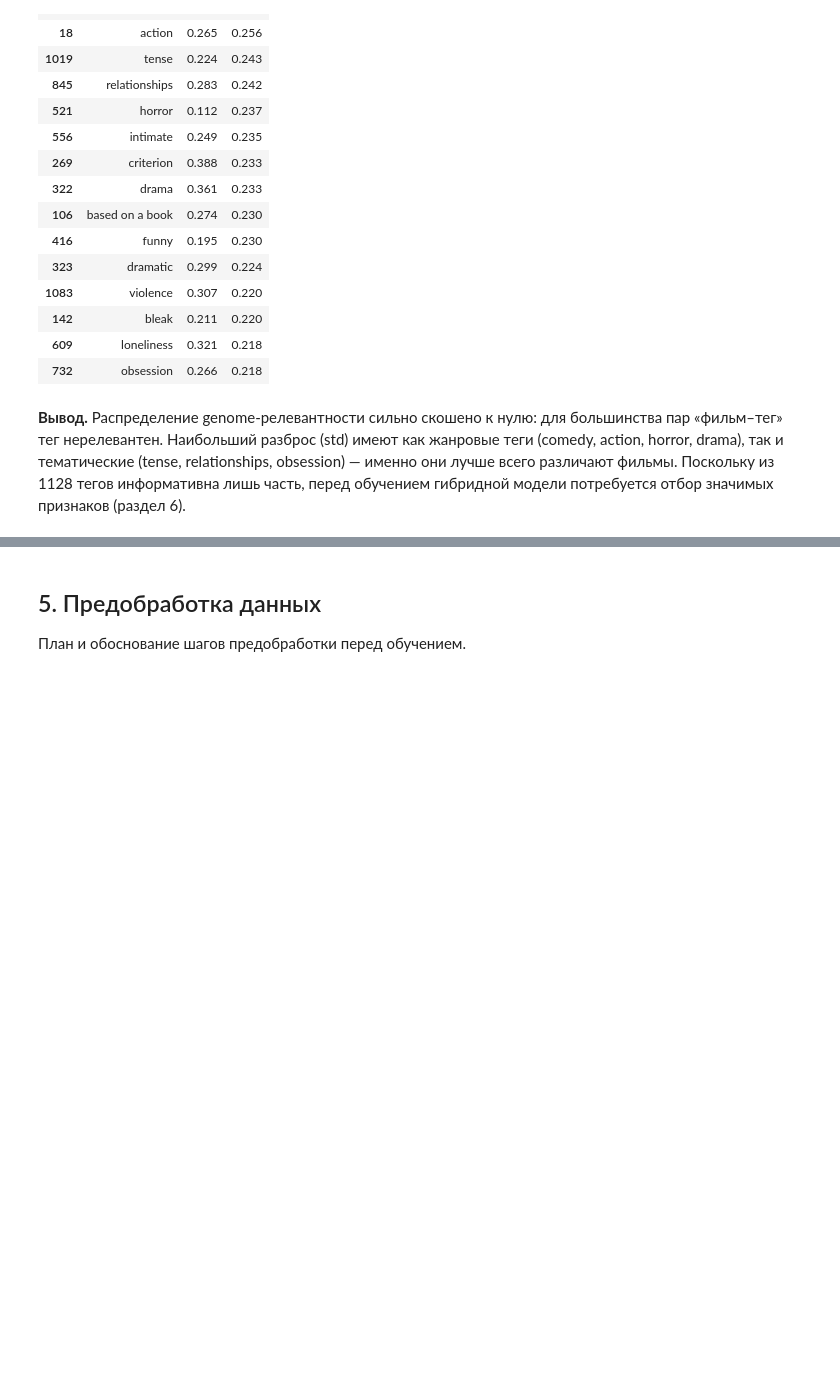
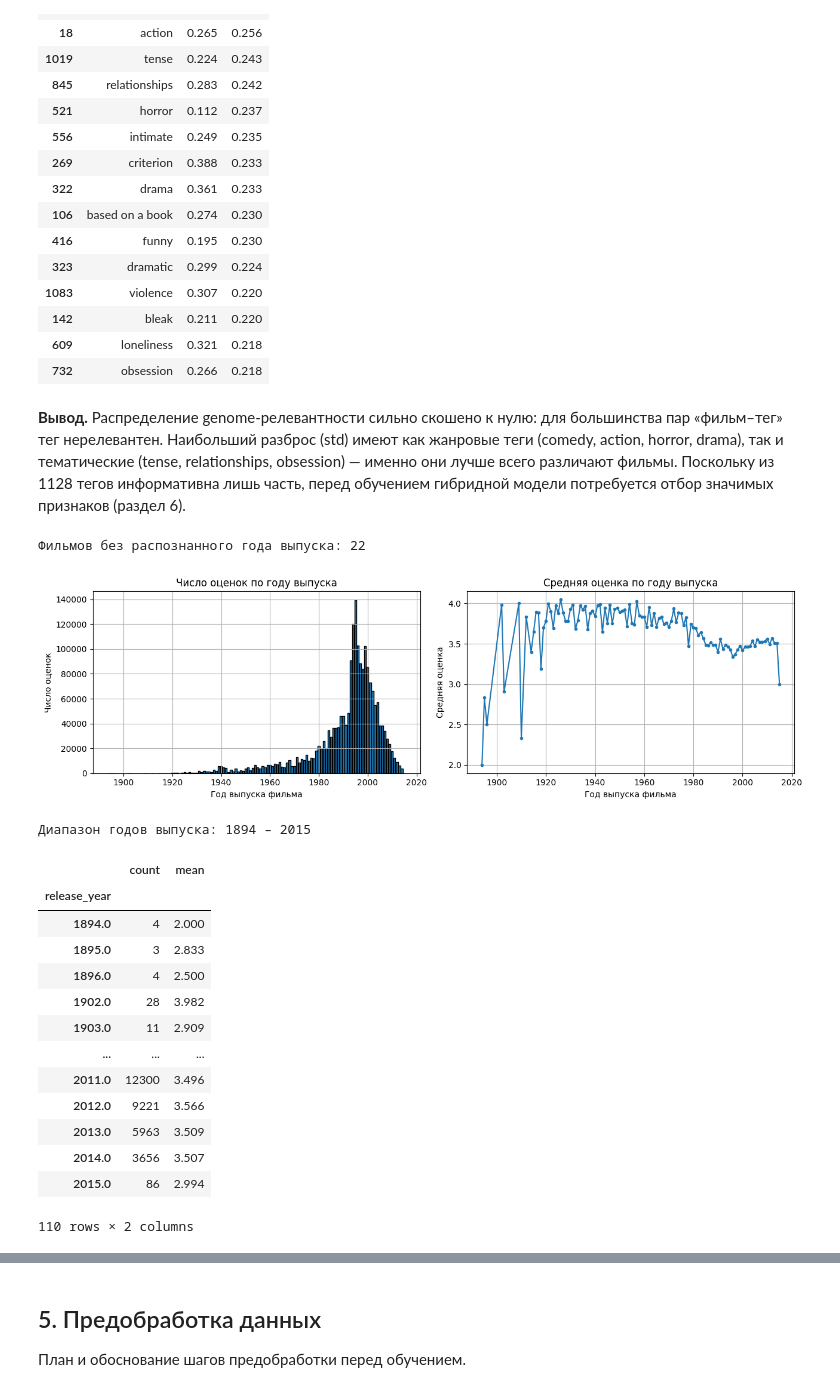
Before and after one commit to OlyuninVyacheslav/movie_rating, a Jupyter notebook: movie_rating.ipynb, the cells around one changed output, grey strips where cells are left out. Saved outputs shown, nothing was run; the diff lists cells and outputs as text; code cells hidden in the pictures; blank space fills up the shorter version.

```diff
--- a/movie_rating.ipynb
+++ b/movie_rating.ipynb
@@ -536,3 +536,63 @@ top_var[["tag", "mean", "std"]].round(3)
 action, horror, drama), так и тематические (tense, relationships, obsession) — именно они
 лучше всего различают фильмы. Поскольку из 1128 тегов информативна лишь часть, перед
 обучением гибридной модели потребуется отбор значимых признаков (раздел 6).
+# %%
+# --- Год выпуска фильма (≠ год оценки) ---
+# ВАЖНО: год выпуска извлекается из названия фильма и отражает "возраст"
+# фильма. Это НЕ год выставления оценки (timestamp из раздела выше).
+# Год выпуска — потенциальный контентный признак: классика может цениться
+# выше новинок. Проверяем связь года выпуска со средней оценкой.
+
+# Год указан в названии в скобках, напр. "Toy Story (1995)"
+movies_year = movies.copy()
+movies_year["release_year"] = (
+    movies_year["title"].str.extract(r"\((\d{4})\)").astype("float")
+)
+print("Фильмов без распознанного года выпуска:",
+      int(movies_year["release_year"].isna().sum()))
+
+# Присоединяем год выпуска к оценкам подвыборки
+ratings_release = ratings.merge(
+    movies_year[["movieId", "release_year"]], on="movieId", how="left"
+)
+
+# Средняя оценка и число оценок в зависимости от года выпуска фильма
+release_stats = (
+    ratings_release.groupby("release_year")["rating"].agg(count="size", mean="mean")
+)
+
+fig, axes = plt.subplots(1, 2, figsize=(13, 4))
+
+axes[0].bar(release_stats.index, release_stats["count"], edgecolor="black")
+axes[0].set_xlabel("Год выпуска фильма")
+axes[0].set_ylabel("Число оценок")
+axes[0].set_title("Число оценок по году выпуска")
+
+axes[1].plot(release_stats.index, release_stats["mean"], marker=".")
+axes[1].set_xlabel("Год выпуска фильма")
+axes[1].set_ylabel("Средняя оценка")
+axes[1].set_title("Средняя оценка по году выпуска")
+
+plt.tight_layout()
+plt.show()
+
+print(f"Диапазон годов выпуска: {release_stats.index.min():.0f} – {release_stats.index.max():.0f}")
+release_stats.round(3)
+# %% [output]
+Фильмов без распознанного года выпуска: 22
+[figure, added]
+Диапазон годов выпуска: 1894 – 2015
+|  | count | mean |
+| release_year |  |  |
+| 1894.0 | 4 | 2.000 |
+| 1895.0 | 3 | 2.833 |
+| 1896.0 | 4 | 2.500 |
+| 1902.0 | 28 | 3.982 |
+| 1903.0 | 11 | 2.909 |
+| ... | ... | ... |
+| 2011.0 | 12300 | 3.496 |
+| 2012.0 | 9221 | 3.566 |
+| 2013.0 | 5963 | 3.509 |
+| 2014.0 | 3656 | 3.507 |
+| 2015.0 | 86 | 2.994 |
+110 rows × 2 columns
```
Also changed, not shown: parts of 6 cells of this notebook, 1 other file.
